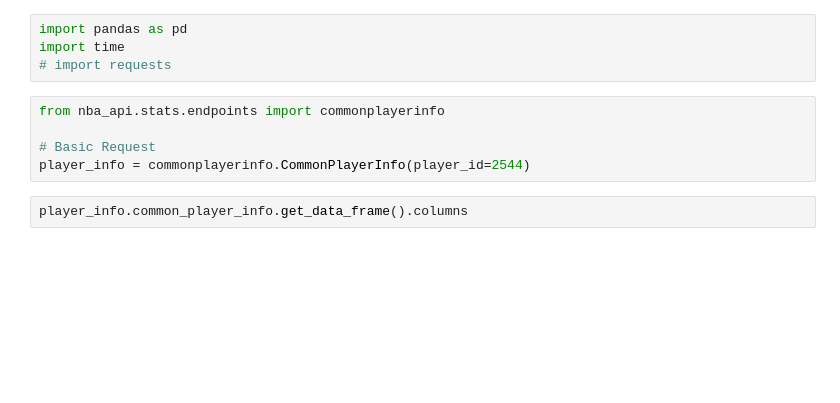
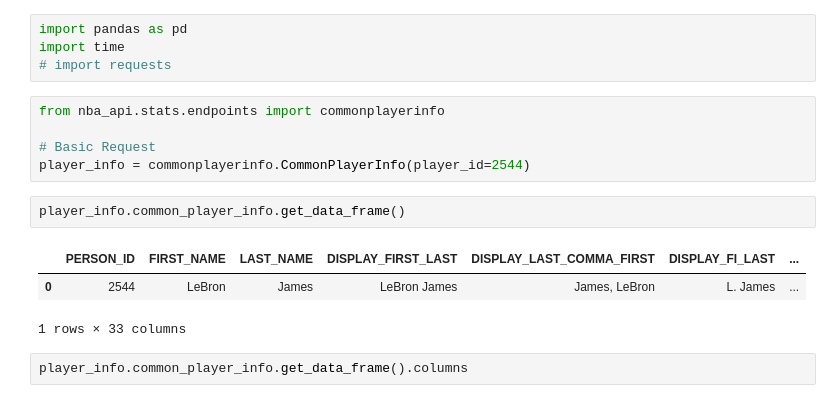
Before and after one commit to taryll/NBA_project, a Jupyter notebook: notebooks/01-Data_gathering.ipynb, the cells around one changed output. Drawn from its saved outputs; the diff is of its cells as text; blank space fills up the shorter version.

```diff
--- a/notebooks/01-Data_gathering.ipynb
+++ b/notebooks/01-Data_gathering.ipynb
@@ -11,6 +11,12 @@ from nba_api.stats.endpoints import commonplayerinfo
 
 # Basic Request
 player_info = commonplayerinfo.CommonPlayerInfo(player_id=2544)
+# %%
+player_info.common_player_info.get_data_frame()
+# %% [output]
+|  | PERSON_ID | FIRST_NAME | LAST_NAME | DISPLAY_FIRST_LAST | DISPLAY_LAST_COMMA_FIRST | DISPLAY_FI_LAST | ... |
+| 0 | 2544 | LeBron | James | LeBron James | James, LeBron | L. James | ... |
+1 rows × 33 columns
 # %%
 player_info.common_player_info.get_data_frame().columns
 # %% [output]
```
Also changed, not shown: parts of 2 cells of this notebook.
